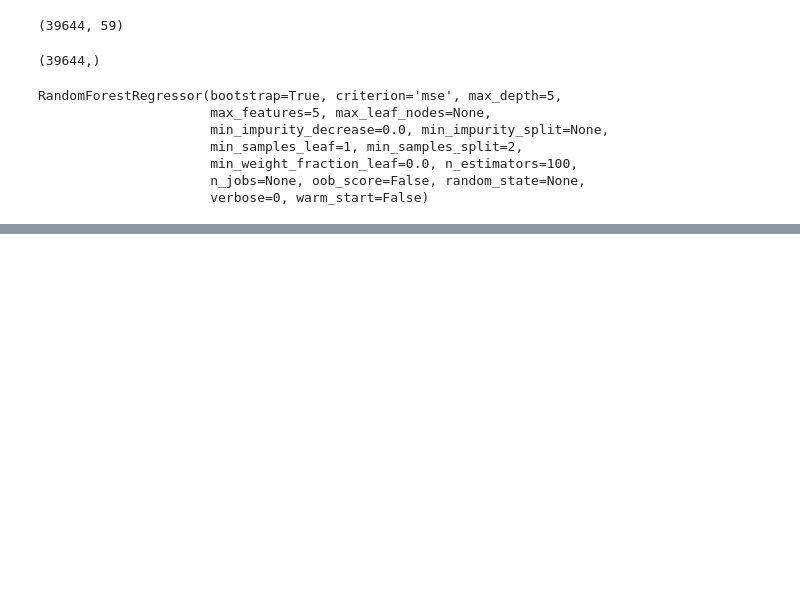
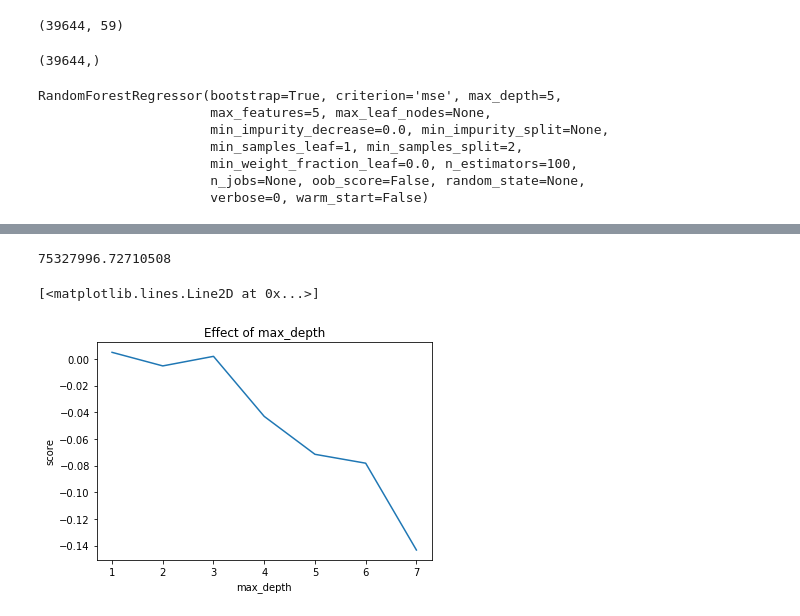
Before and after one commit to farzad-yousefi/Assessment-of-online-news-popularity, a Jupyter notebook: Newspopularity.ipynb, the cells around one changed output, grey strips where cells are left out. Cells and saved outputs as stored; diff of their text form; code cells hidden in the pictures; blank space fills up the shorter version.

```diff
--- a/Newspopularity.ipynb
+++ b/Newspopularity.ipynb
@@ -240,8 +242,7 @@ y.shape
 (39644,)
 # %%
 X_train, X_test, y_train, y_test = train_test_split(X, y,
-                                                    test_size=.33,
-                                                    random_state=0)
+                                                    test_size=.33)
 # %%
 rf = RandomForestRegressor(n_estimators =100, max_depth=5, max_features = 5)
 rf.fit(X_train, y_train)
@@ -260,0 +262,5 @@ r2_score(y_test, rf.predict(X_test))
+# %%
+scaler = StandardScaler()
+scaler.fit(X_train)
+X_train = scaler.transform(X_train)
+X_test = scaler.transform(X_test)
@@ -260,0 +284,21 @@ r2_score(y_test, rf.predict(X_test))
+# %%
+mse_test = mean_squared_error(y_test, model.predict(X_test))
+mse_test
+# %% [output]
+75327996.72710508
+# %%
+model2 = RandomForestRegressor(n_jobs=-1, n_estimators=100)
+# %%
+max_depth = np.arange(1, 8)
+scores = []
+for n in max_depth:
+    model2.set_params(max_depth=n)
+    model2.fit(X_train, y_train)
+    scores.append(model2.score(X_test, y_test))
+plt.title("Effect of max_depth")
+plt.xlabel("max_depth")
+plt.ylabel("score")
+plt.plot(max_depth, scores)
+# %% [output]
+[<matplotlib.lines.Line2D at 0x...>]
+[figure, added]
```
Also changed, not shown: parts of 22 cells of this notebook.
